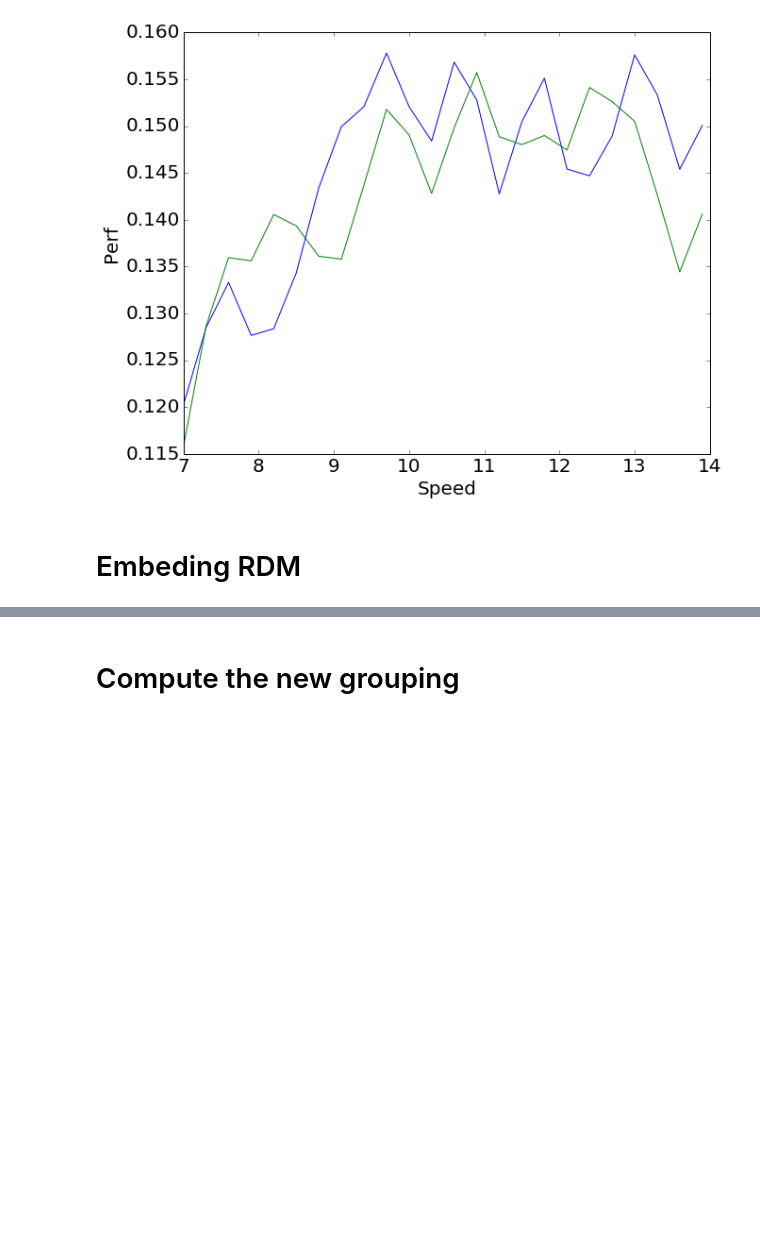
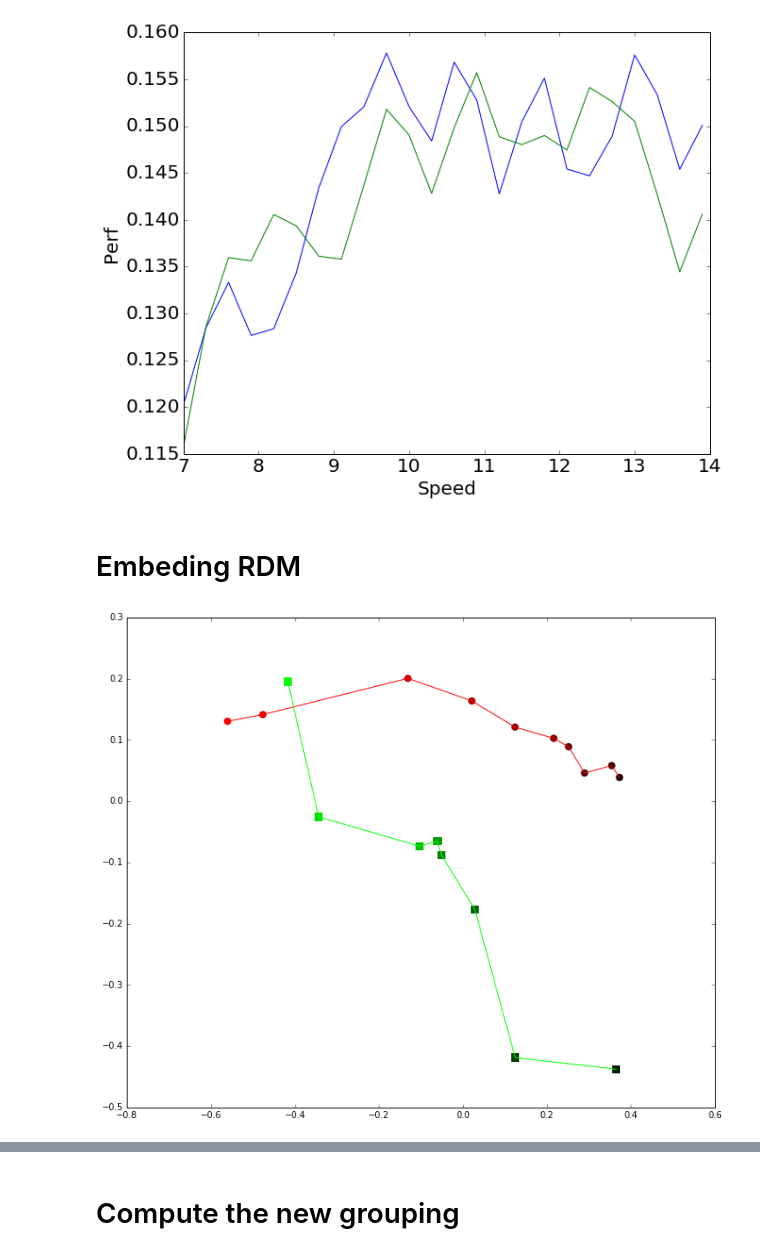
Before and after one commit to neuroailab/barrel, a Jupyter notebook: ipython_note_anlys/Response_analysis.ipynb, the cells around one changed output, grey strips where cells are left out. Drawn from its saved outputs; the diff is of its cells as text; code cells hidden in the pictures; blank space fills up the shorter version.

Commit message:
Add other figures

```diff
--- a/ipython_note_anlys/Response_analysis.ipynb
+++ b/ipython_note_anlys/Response_analysis.ipynb
@@ -758,9 +760,12 @@ plt.ylabel('Perf')
+# %%
+ALL_DATA_DICT = {}
 # %%
 import copy
 
 def load_or_fetch(file_path, key_value = 'RDM', all_dict = ALL_DATA_DICT):
     if file_path not in all_dict:
         fin = h5py.File(file_path, 'r')
+        print("Load %s" % file_path)
         all_dict[file_path] = np.asarray(fin[key_value])
         fin.close()
 
@@ -802,6 +807,9 @@ def draw_RDM_embeding(file_groups, setting_groups, sample_num = None, sample_gro
     all_RDM_arr = all_RDM_arr.reshape([all_RDM_arr.shape[0], -1])
 
     dis_mat = 1 - np.corrcoef(all_RDM_arr)
+    #print(dis_mat)
+
+
     mds = manifold.MDS(n_components=2, max_iter=3000, eps=1e-9, random_state=0,
                    dissimilarity="precomputed", n_jobs=1)
     pos_now = mds.fit(dis_mat).embedding_
@@ -815,26 +823,32 @@ def draw_RDM_embeding(file_groups, setting_groups, sample_num = None, sample_gro
         x_now = pos_now[indx_list, 0]
         y_now = pos_now[indx_list, 1]
 
-        axs.plot(x_now, y_now, c = setting_group['c'])
+        axs.plot(x_now, y_now, c = setting_group['c'], markersize= 1)
 
         color_array = [tuple(np.asarray(setting_group['c'])*((nindx+1)*1.0/len(indx_list))) for nindx in xrange(len(indx_list))]
         setting_group.update({'c': color_array})
-        axs.scatter(x_now, y_now, **setting_group)
+        axs.scatter(x_now, y_now, edgecolors='none', **setting_group)
+
+    return dis_mat
 # %%
 #temp_spa_list = ['conv1_0', 'conv2_0', 'conv3_0', 'conv4_0', 'conv5_0', 'conv6_0',
 #                 'conv7_0', 'conv8_0', 'conv9_0', 'conv10_0', 'fc11_0', 'fc12_0']
 #temp_spa_path_list = [os.path.join('/mnt/data/chengxuz/barrel/val_RDMs/temp_spa_RDMs', 'RDM_%s.pkl' % v) for v in temp_spa_list]
 temp_spa_list = ['conv1_0', 'conv3_0', 'conv5_0', 'conv6_0',
                  'conv7_0', 'conv8_0', 'conv9_0', 'conv10_0', 'fc11_0', 'fc12_0']
 temp_spa_path_list = [os.path.join('/mnt/data/chengxuz/barrel/val_RDMs/temp_spa_RDMs_obj/', 'RDM_%s.hdf5' % v) for v in temp_spa_list]
 
-temp_spa_setting = {'c': (1,0,0), 'marker': 'o', 's': 50}
+temp_spa_setting = {'c': (1,0,0), 'marker': 'o', 's': 70}
 
 fdb_list = ['conv1_21', 'conv2_21', 'conv3_21', 'conv4_21', 'conv5_21', 'conv6_21', 'fc7_21', 'fc8_21']
 #fdb_path_list = [os.path.join('/mnt/data/chengxuz/barrel/val_RDMs/fdb_RDMs/', 'RDM_%s.pkl' % v) for v in fdb_list]
 fdb_path_list = [os.path.join('/mnt/data/chengxuz/barrel/val_RDMs/fdb_RDMs_obj/', 'RDM_%s.hdf5' % v) for v in fdb_list]
-fdb_setting = {'c': (0,1,0), 'marker': '*', 's': 70}
+fdb_setting = {'c': (0,1,0), 'marker': ',', 's': 90}
 
-sample_group_num = 5
-draw_RDM_embeding([temp_spa_path_list, fdb_path_list], [temp_spa_setting, fdb_setting], sample_num=7000,
+sample_group_num = 1
+#draw_RDM_embeding([temp_spa_path_list, fdb_path_list], [temp_spa_setting, fdb_setting], sample_num=None,
+#                  sample_group_num=sample_group_num, file_type=0, random_group=range(sample_group_num))
+dis_mat_objRDM = draw_RDM_embeding([temp_spa_path_list, fdb_path_list], [temp_spa_setting, fdb_setting], sample_num=None,
                   sample_group_num=sample_group_num, file_type=1, random_group=range(sample_group_num))
+# %% [output]
+[figure, added]
```
Also changed, not shown: parts of 11 cells of this notebook.
